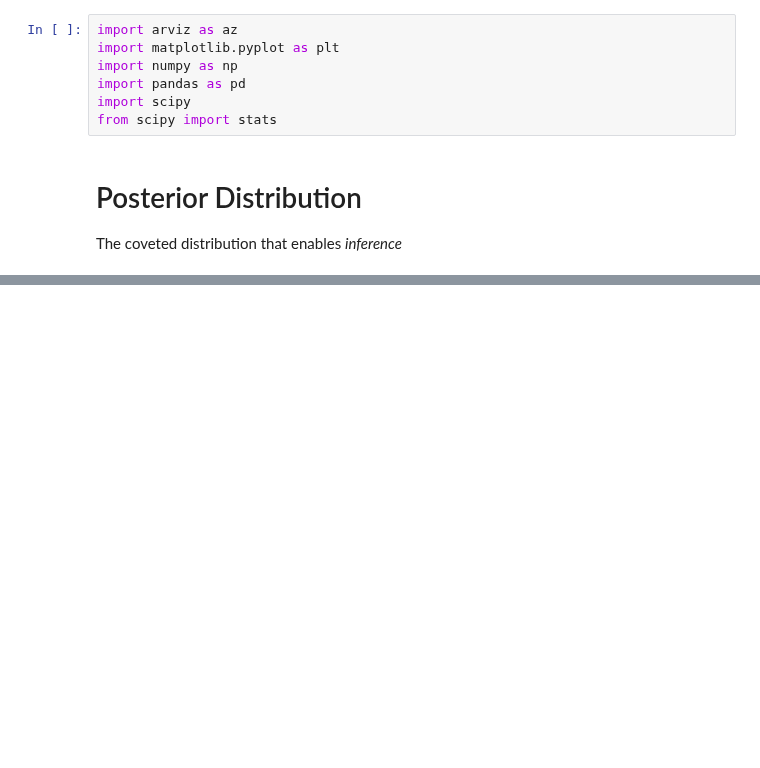
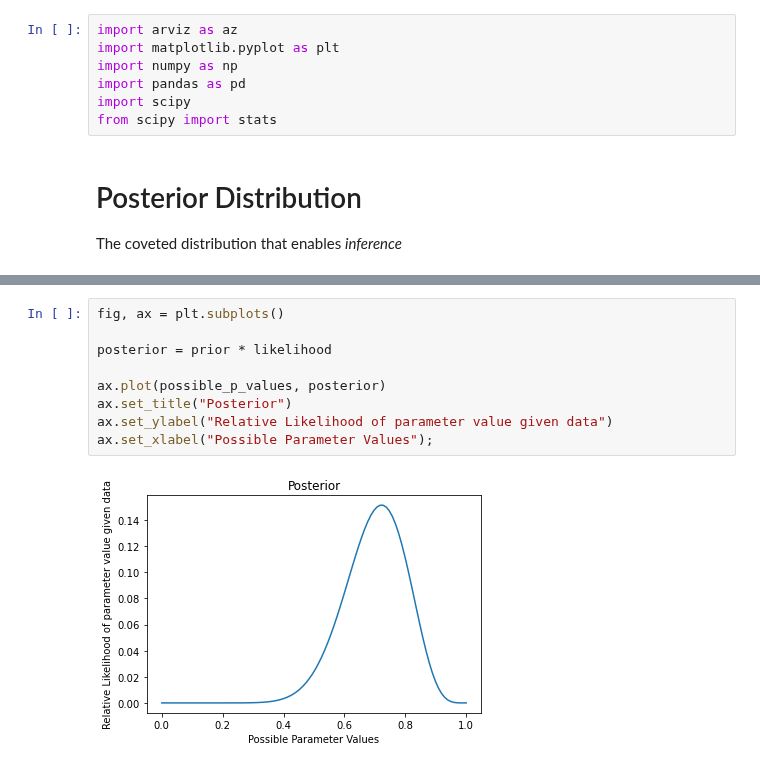
Before and after one commit to AlexAndorra/notebooks-experiments, a Jupyter notebook: lesson_bayes/Lesson_Bayes-Posterior.ipynb, the cells around one changed output, grey strips where cells are left out. Drawn from its saved outputs; the diff is of its cells as text; blank space fills up the shorter version.

```diff
--- a/lesson_bayes/Lesson_Bayes-Posterior.ipynb
+++ b/lesson_bayes/Lesson_Bayes-Posterior.ipynb
@@ -29,0 +70,11 @@ In simple cases obtaining the posterior is straightforward. Once you get
+# %%
+fig, ax = plt.subplots()
+
+posterior = prior * likelihood
+
+ax.plot(possible_p_values, posterior)
+ax.set_title("Posterior")
+ax.set_ylabel("Relative Likelihood of parameter value given data")
+ax.set_xlabel("Possible Parameter Values");
+# %% [output]
+[figure, added]
```
Also changed, not shown: parts of 20 cells of this notebook, 1 other file.
